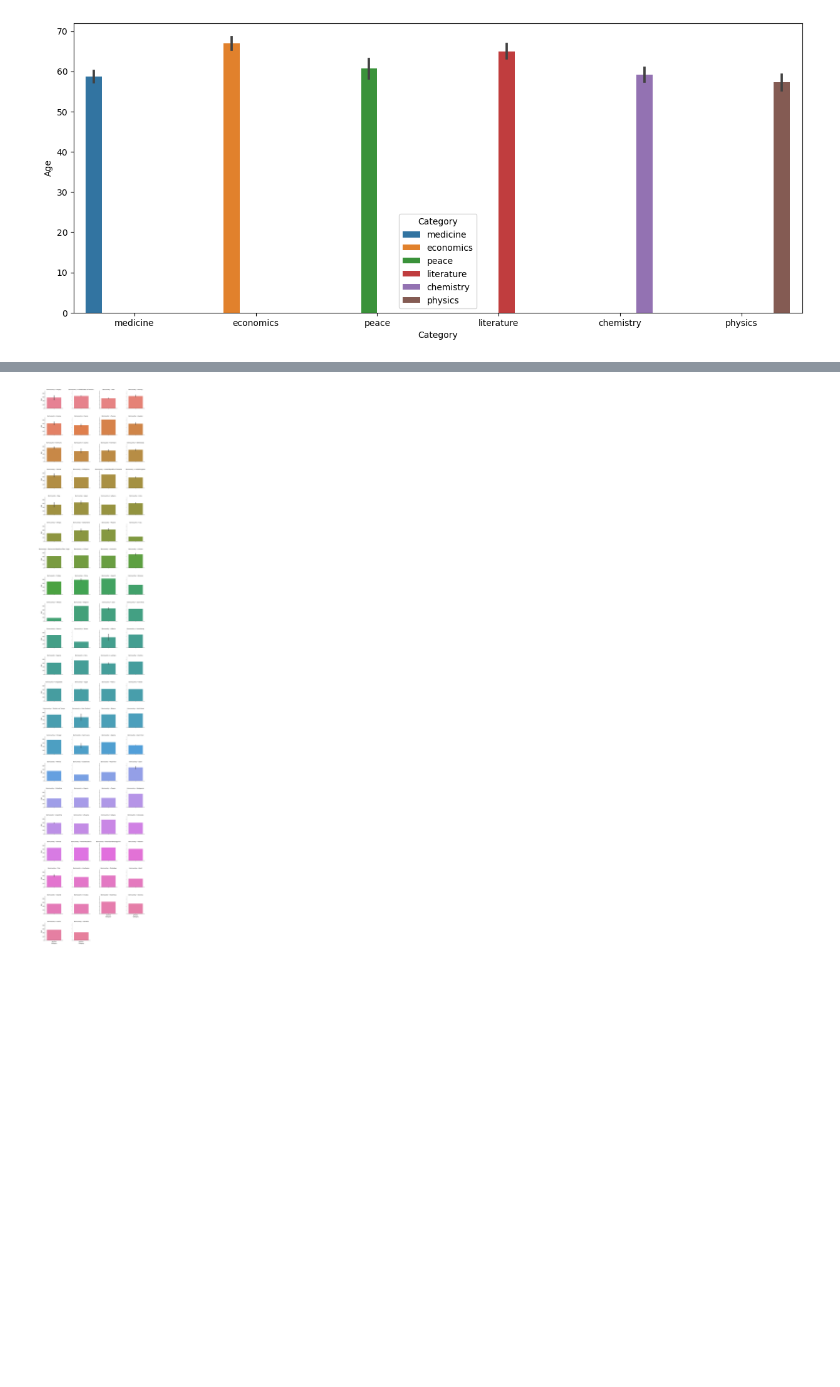
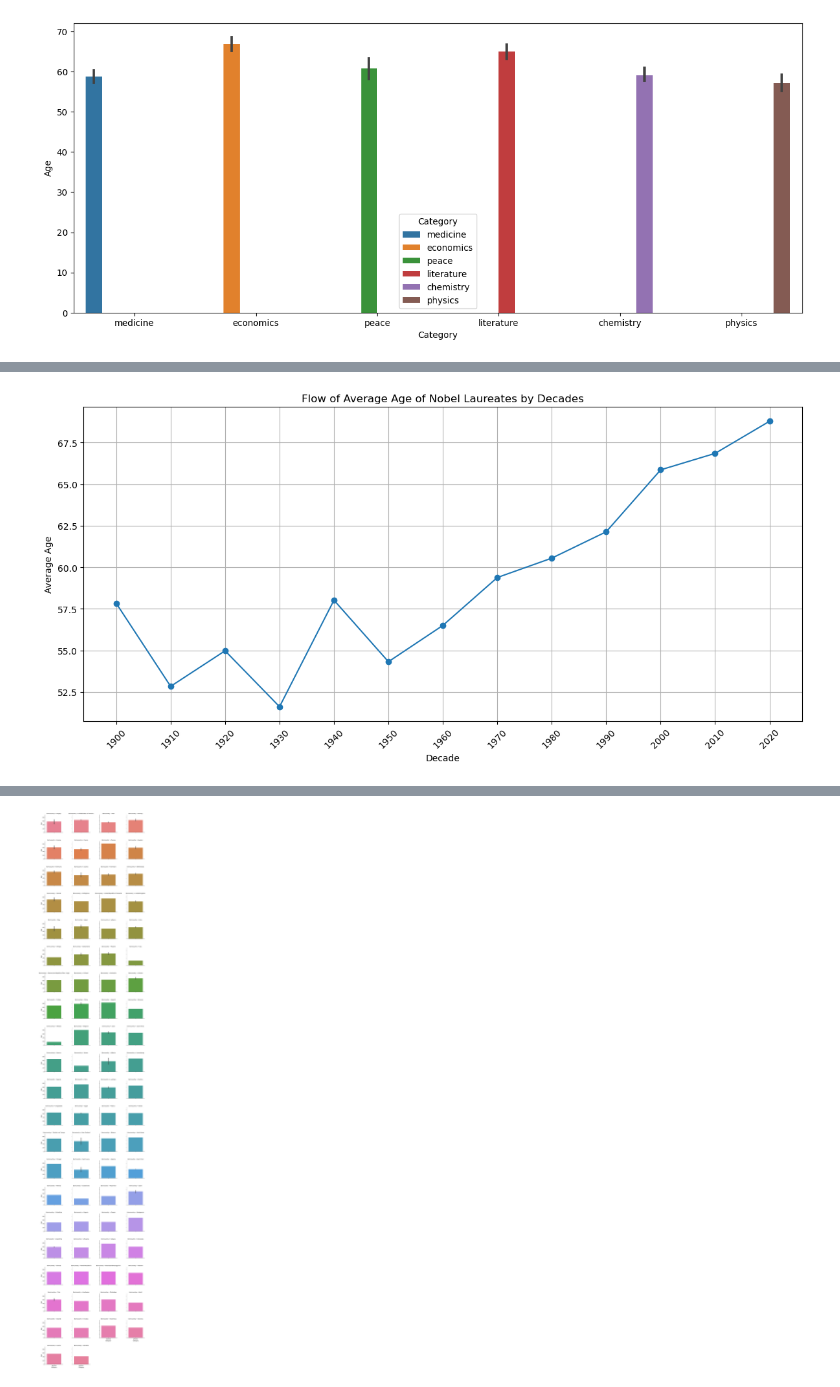
Before and after one commit to SarahB21/Project2024, a Jupyter notebook: ProjectLabelLaureate.ipynb, the cells around one changed output, grey strips where cells are left out. Cells and saved outputs as stored; diff of their text form; code cells hidden in the pictures; blank space fills up the shorter version.

```diff
--- a/ProjectLabelLaureate.ipynb
+++ b/ProjectLabelLaureate.ipynb
@@ -551,0 +553,18 @@ plt.show()
+# %%
+###### Group by decade and calculate the average age of laureates for each decade
+decade_group = (nobel_data_filtered['Year'] // 10) * 10
+nobel_data_filtered['Decade'] = decade_group
+average_age_by_decade = nobel_data_filtered.groupby('Decade')['Age'].mean()
+
+# Plot the flow of average age of laureates by decades
+plt.figure(figsize=(12, 6))
+plt.plot(average_age_by_decade.index, average_age_by_decade.values, marker='o', linestyle='-')
+plt.title('Flow of Average Age of Nobel Laureates by Decades')
+plt.xlabel('Decade')
+plt.ylabel('Average Age')
+plt.grid(True)
+plt.xticks(average_age_by_decade.index, rotation=45)
+plt.tight_layout()
+plt.show()
+# %% [output]
+[figure, added]
```
Also changed, not shown: parts of 7 cells of this notebook.
